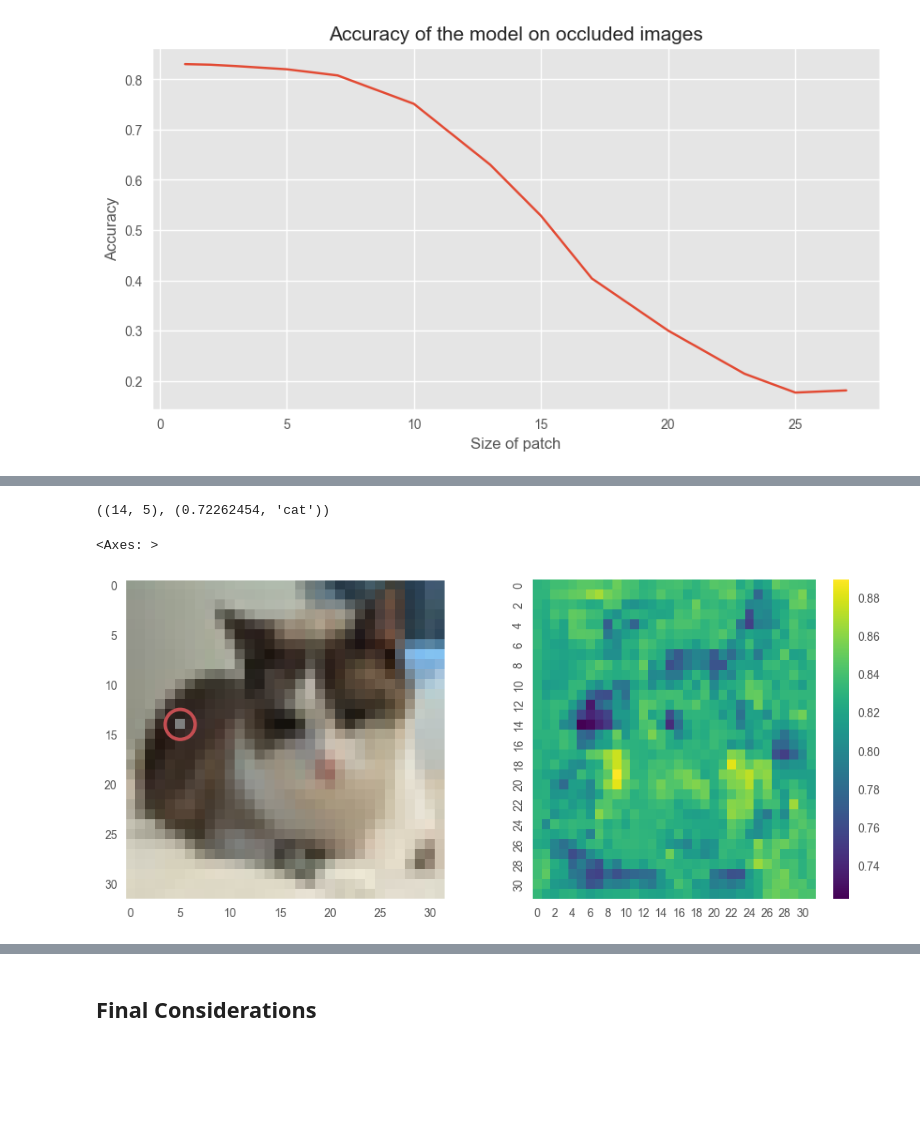
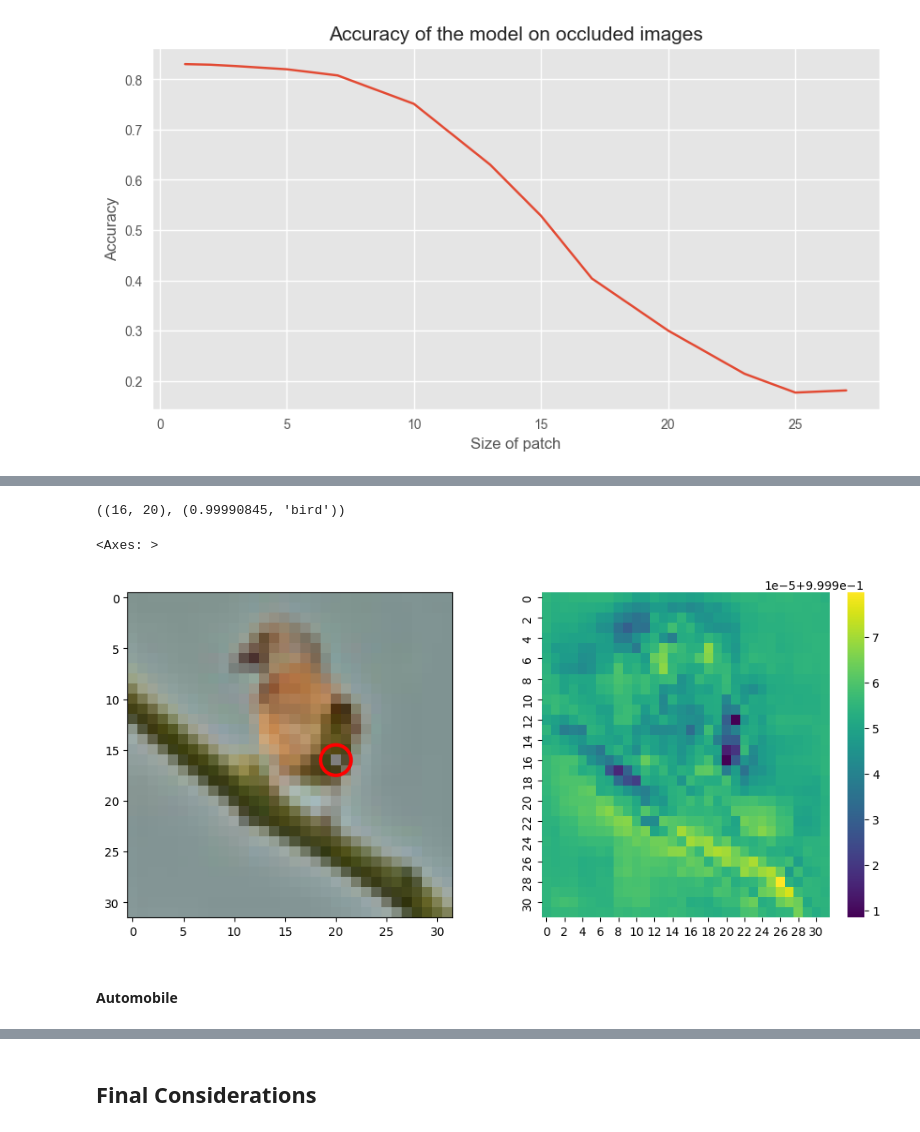
Before and after one commit to lilf4p/ispr-midterm, a Jupyter notebook: midterm3/image_classification.ipynb, the cells around one changed output, grey strips where cells are left out. Cells and saved outputs as stored; diff of their text form; code cells hidden in the pictures; blank space fills up the shorter version.

```diff
--- a/midterm3/image_classification.ipynb
+++ b/midterm3/image_classification.ipynb
@@ -420,0 +428,16 @@ In the cat image the pixel with coordinates (14, 5) is the one that drop the mos
+# %%
+plt.figure(figsize=(5,5))
+plt.subplot(1, 2, 1)
+circle = plt.Circle((y, x), 1.5, color='r', fill=False, linewidth=3)
+plt.gca().add_patch(circle)
+plt.grid(False)
+plt.imshow(patch_image(test_images[3129], x, y, 1))
+pprint(main_pixel)
+
+plt.subplot(1, 2, 2)
+plt.subplots_adjust(right=2)
+heatmap = np.zeros((32, 32))
+for i in range(32):
+    for j in range(32):
+        heatmap[i, j] = pix_prob[(i, j)][0]
+sns.heatmap(heatmap, cmap='viridis')
@@ -421,6 +450,5 @@ In the cat image the pixel with coordinates (14, 5) is the one that drop the mos
 # %%
-pix_prob = main_pixels(model,test_images[3129],1)
+pix_prob2 = main_pixels(model,test_images[8095],1)
 
-# pixel with lowest probability
-main_pixel = min(pix_prob.items(), key=lambda x: x[1][0])
-x,y = main_pixel[0]
+main_pixel2 = min(pix_prob2.items(), key=lambda x: x[1][0])
+x,y = main_pixel2[0]
@@ -427,22 +457,20 @@ x,y = main_pixel[0]
 # %%
 plt.figure(figsize=(5,5))
-
 plt.subplot(1, 2, 1)
 circle = plt.Circle((y, x), 1.5, color='r', fill=False, linewidth=3)
 plt.gca().add_patch(circle)
 plt.grid(False)
-plt.imshow(patch_image(test_images[3129], x, y, 1))
-
-pprint(main_pixel)
+plt.imshow(patch_image(test_images[8095], x, y, 1))
+pprint(main_pixel2)
 
 plt.subplot(1, 2, 2)
 plt.subplots_adjust(right=2)
 heatmap = np.zeros((32, 32))
 for i in range(32):
     for j in range(32):
-        heatmap[i, j] = pix_prob[(i, j)][0]
+        heatmap[i, j] = pix_prob2[(i, j)][0]
 sns.heatmap(heatmap, cmap='viridis')
 # %% [output]
-((14, 5), (0.72262454, 'cat'))
+((16, 20), (0.99990845, 'bird'))
 <Axes: >
-[figure, old version]
+[figure, new version]
@@ -450,0 +477,2 @@ sns.heatmap(heatmap, cmap='viridis')
+# %% [markdown]
+#### Automobile
```
Also changed, not shown: parts of 37 cells of this notebook, 2 other files.
